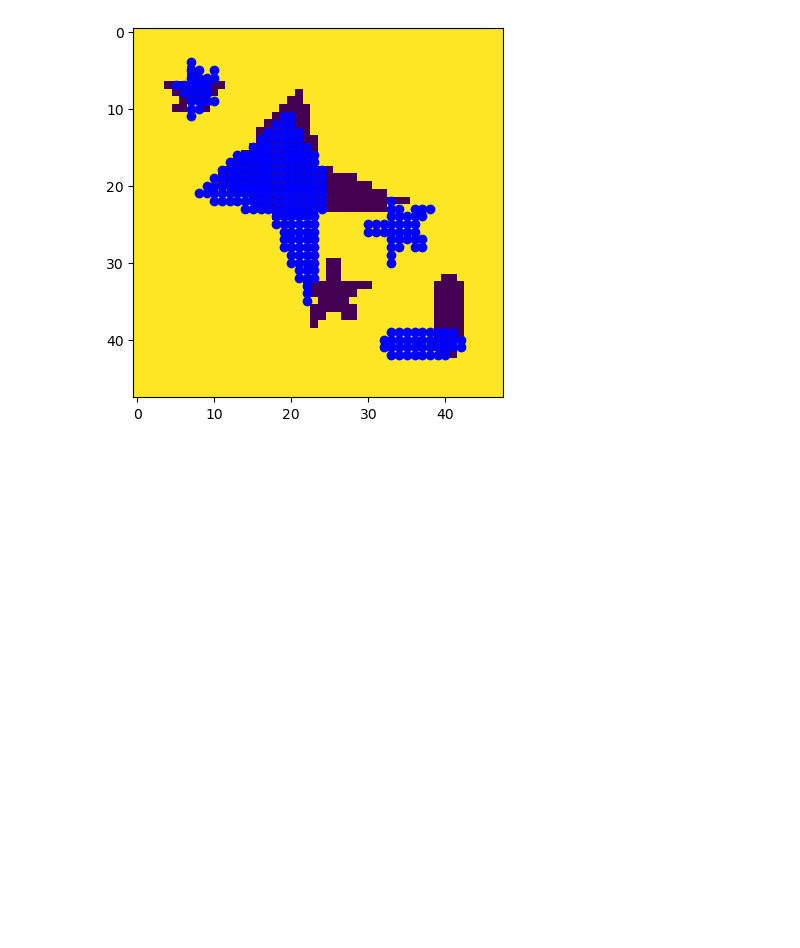
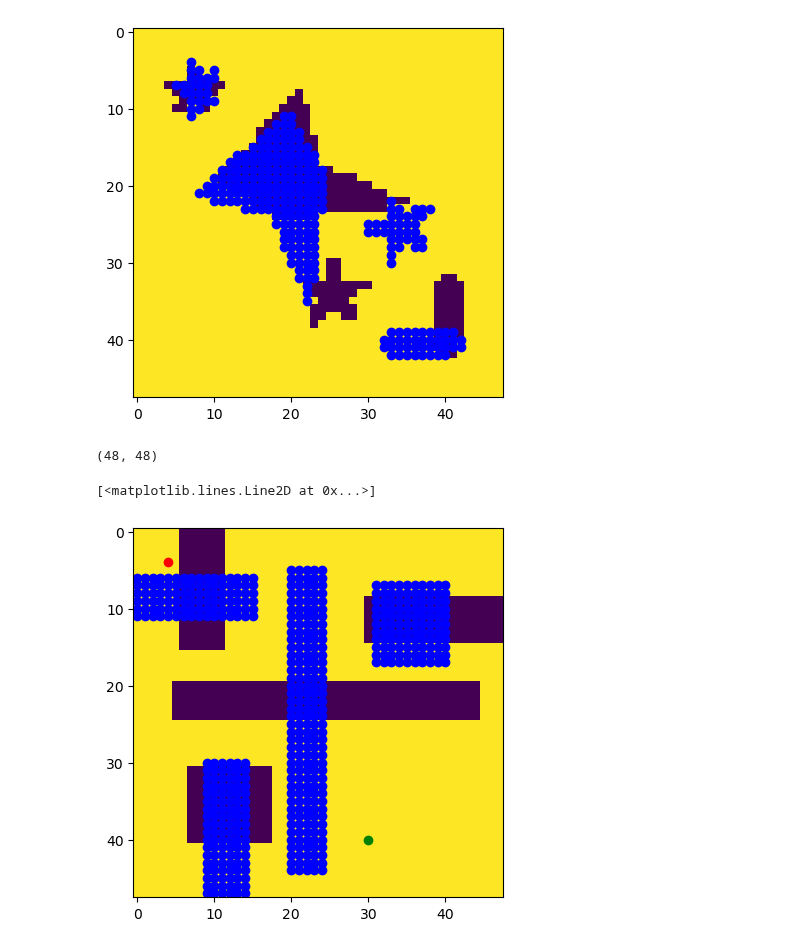
Before and after one commit to XavierVI/Intro_to_machine_learning_assignments, a Jupyter notebook: RL_Assignment/notebook.ipynb, the cells around one changed output. Saved outputs shown, nothing was run; the diff lists cells and outputs as text; code cells hidden in the pictures; blank space fills up the shorter version.

```diff
--- a/RL_Assignment/notebook.ipynb
+++ b/RL_Assignment/notebook.ipynb
@@ -202,3 +202,18 @@ plt.plot(locations[:, 0], locations[:, 1], 'ob')
 # %% [output]
 [<matplotlib.lines.Line2D at 0x...>]
 [figure]
+# %%
+grid2 = load_maps(map=2)
+
+obstacle_indices = np.where(grid2 == False)
+
+locations = np.transpose(np.array([obstacle_indices[0], obstacle_indices[1]]))
+
+plt.imshow(grid2)
+plt.plot(locations[:, 0], locations[:, 1], 'ob')
+plt.plot([4], [4], 'or')
+plt.plot([30], [40], 'og')
+# %% [output]
+(48, 48)
+[<matplotlib.lines.Line2D at 0x...>]
+[figure, added]
```
Also changed, not shown: parts of 2 cells of this notebook, 2 other files.
